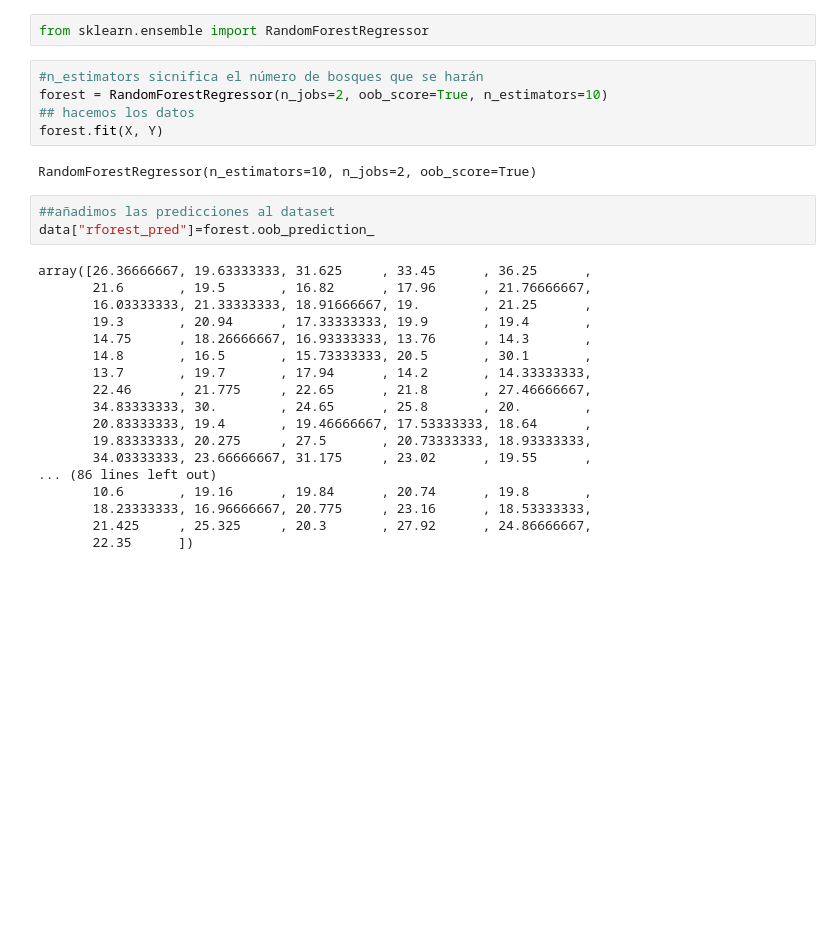
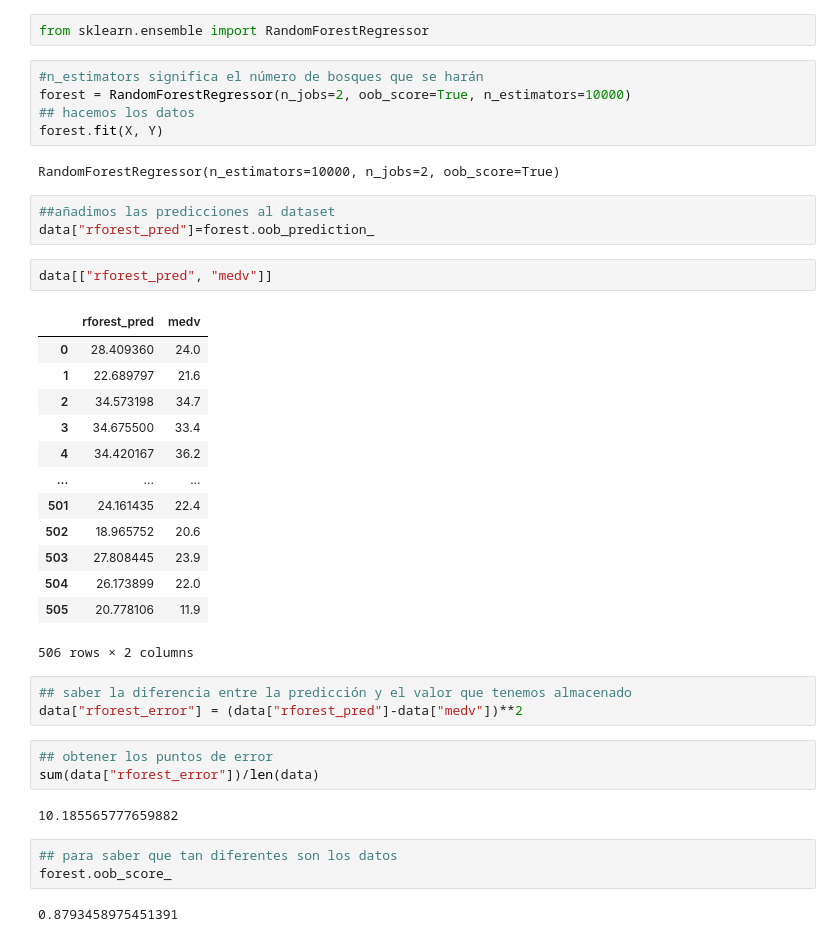
Before and after one commit to GersonVis/Tecnicas-de-IA, a Jupyter notebook: curso udemy/arbol de desicion/arboles de regresion.ipynb, the cells around one changed output. Saved outputs shown, nothing was run; the diff lists cells and outputs as text; blank space fills up the shorter version.

```diff
--- a/curso udemy/arbol de desicion/arboles de regresion.ipynb
+++ b/curso udemy/arbol de desicion/arboles de regresion.ipynb
@@ -125,30 +125,41 @@ list(zip(predictors,regtree.feature_importances_))
 # %%
 from sklearn.ensemble import RandomForestRegressor
 # %%
-#n_estimators sicnifica el número de bosques que se harán
-forest = RandomForestRegressor(n_jobs=2, oob_score=True, n_estimators=10)
+#n_estimators significa el número de bosques que se harán
+forest = RandomForestRegressor(n_jobs=2, oob_score=True, n_estimators=10000)
 ## hacemos los datos
 forest.fit(X, Y)
 # %% [output]
-RandomForestRegressor(n_estimators=10, n_jobs=2, oob_score=True)
+RandomForestRegressor(n_estimators=10000, n_jobs=2, oob_score=True)
 # %%
 ##añadimos las predicciones al dataset
 data["rforest_pred"]=forest.oob_prediction_
-# %% [output]
-array([26.36666667, 19.63333333, 31.625     , 33.45      , 36.25      ,
-       21.6       , 19.5       , 16.82      , 17.96      , 21.76666667,
-       16.03333333, 21.33333333, 18.91666667, 19.        , 21.25      ,
-       19.3       , 20.94      , 17.33333333, 19.9       , 19.4       ,
-       14.75      , 18.26666667, 16.93333333, 13.76      , 14.3       ,
-       14.8       , 16.5       , 15.73333333, 20.5       , 30.1       ,
-       13.7       , 19.7       , 17.94      , 14.2       , 14.33333333,
-       22.46      , 21.775     , 22.65      , 21.8       , 27.46666667,
-       34.83333333, 30.        , 24.65      , 25.8       , 20.        ,
-       20.83333333, 19.4       , 19.46666667, 17.53333333, 18.64      ,
-       19.83333333, 20.275     , 27.5       , 20.73333333, 18.93333333,
-       34.03333333, 23.66666667, 31.175     , 23.02      , 19.55      ,
-... (86 lines left out)
-       10.6       , 19.16      , 19.84      , 20.74      , 19.8       ,
-       18.23333333, 16.96666667, 20.775     , 23.16      , 18.53333333,
-       21.425     , 25.325     , 20.3       , 27.92      , 24.86666667,
-       22.35      ])
+# %%
+data[["rforest_pred", "medv"]]
+# %% [output]
+|  | rforest_pred | medv |
+| 0 | 28.409360 | 24.0 |
+| 1 | 22.689797 | 21.6 |
+| 2 | 34.573198 | 34.7 |
+| 3 | 34.675500 | 33.4 |
+| 4 | 34.420167 | 36.2 |
+| ... | ... | ... |
+| 501 | 24.161435 | 22.4 |
+| 502 | 18.965752 | 20.6 |
+| 503 | 27.808445 | 23.9 |
+| 504 | 26.173899 | 22.0 |
+| 505 | 20.778106 | 11.9 |
+506 rows × 2 columns
+# %%
+## saber la diferencia entre la predicción y el valor que tenemos almacenado
+data["rforest_error"] = (data["rforest_pred"]-data["medv"])**2
+# %%
+## obtener los puntos de error
+sum(data["rforest_error"])/len(data)
+# %% [output]
+10.185565777659882
+# %%
+## para saber que tan diferentes son los datos
+forest.oob_score_
+# %% [output]
+0.8793458975451391
```
Also changed, not shown: 4 other files.
